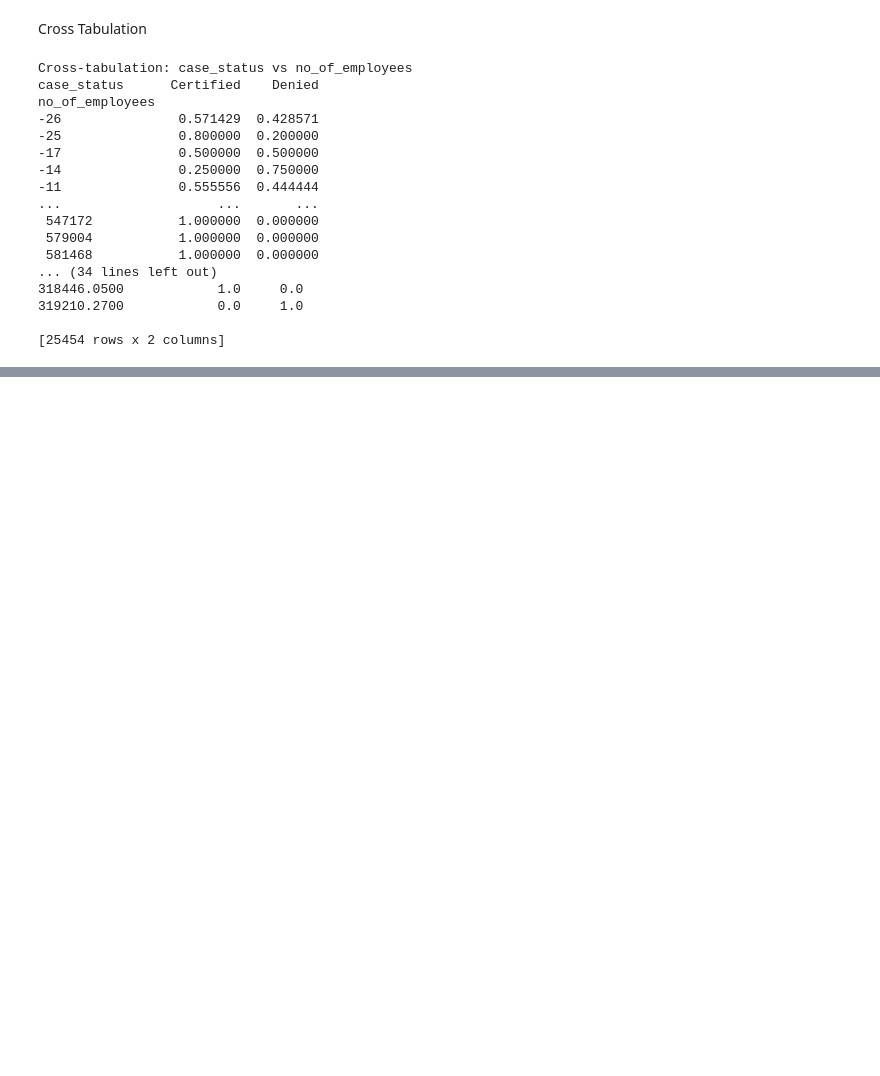
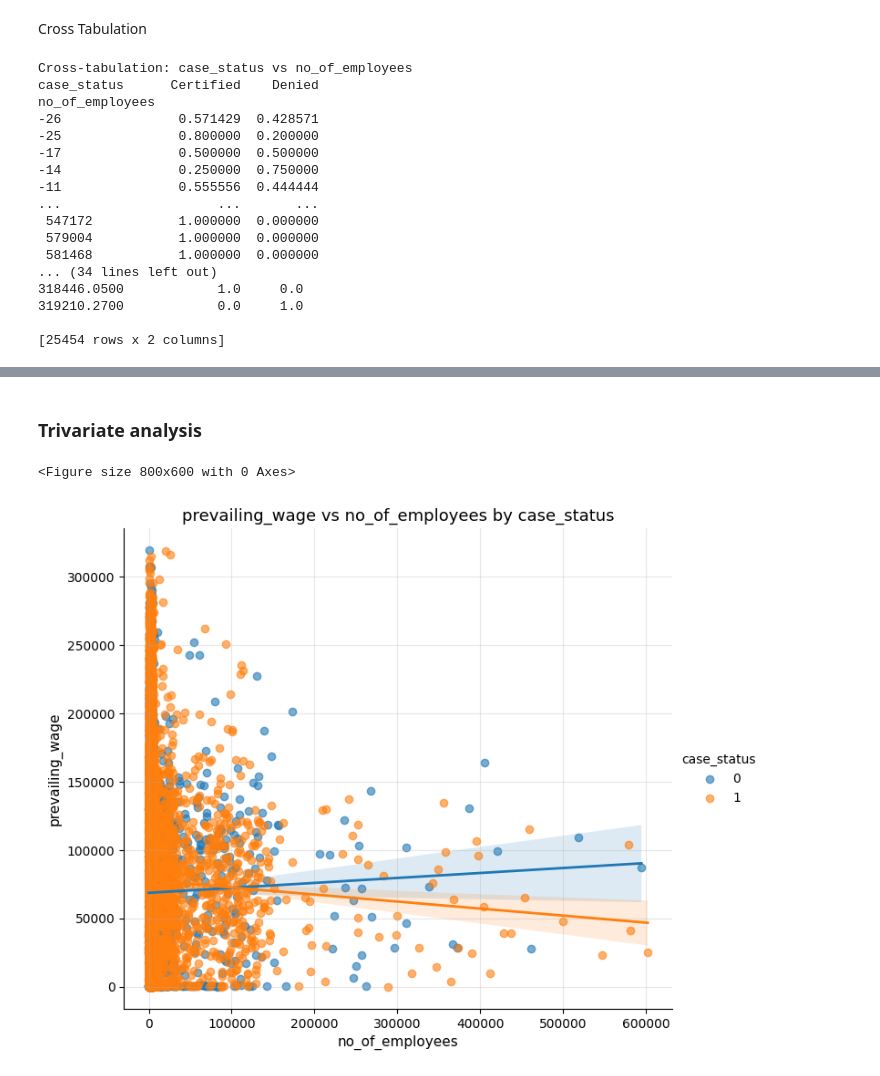
Before and after one commit to cheryvmak/my_tasks, a Jupyter notebook: Week_14/Day_3/easy_visa(EDA).ipynb, the cells around one changed output, grey strips where cells are left out. Saved outputs shown, nothing was run; the diff lists cells and outputs as text; code cells hidden in the pictures; blank space fills up the shorter version.

```diff
--- a/Week_14/Day_3/easy_visa(EDA).ipynb
+++ b/Week_14/Day_3/easy_visa(EDA).ipynb
@@ -616,0 +776,41 @@ print(corr_series)
+# %% [markdown]
+ ###  Trivariate analysis
+# %%
+def trivariate_plot(df, x_col, y_col, hue_col):
+    """
+    Visualizes the relationship between two numeric variables
+    with a third categorical variable shown by color (hue).
+
+    Parameters
+    ----------
+    df : pandas.DataFrame
+        The dataset.
+    x_col : str
+        The first numeric feature (x-axis).
+    y_col : str
+        The second numeric feature (y-axis).
+    hue_col : str
+        The categorical feature (color grouping).
+    """
+
+    plt.figure(figsize=(8, 6))
+    sns.lmplot(
+        data=df,
+        x=x_col,
+        y=y_col,
+        hue=hue_col,
+        height=6,
+        aspect=1.2,
+        scatter_kws={'alpha':0.6},
+        line_kws={'linewidth':2}
+    )
+    plt.title(f"{y_col} vs {x_col} by {hue_col}", fontsize=13)
+    plt.xlabel(x_col, fontsize=11)
+    plt.ylabel(y_col, fontsize=11)
+    plt.grid(alpha=0.3)
+    #plt.show()
+# %%
+trivariate_plot(df, 'no_of_employees', 'prevailing_wage', 'case_status')
+# %% [output]
+<Figure size 800x600 with 0 Axes>
+[figure, added]
```
Also changed, not shown: parts of 19 cells of this notebook, 2 other files.
